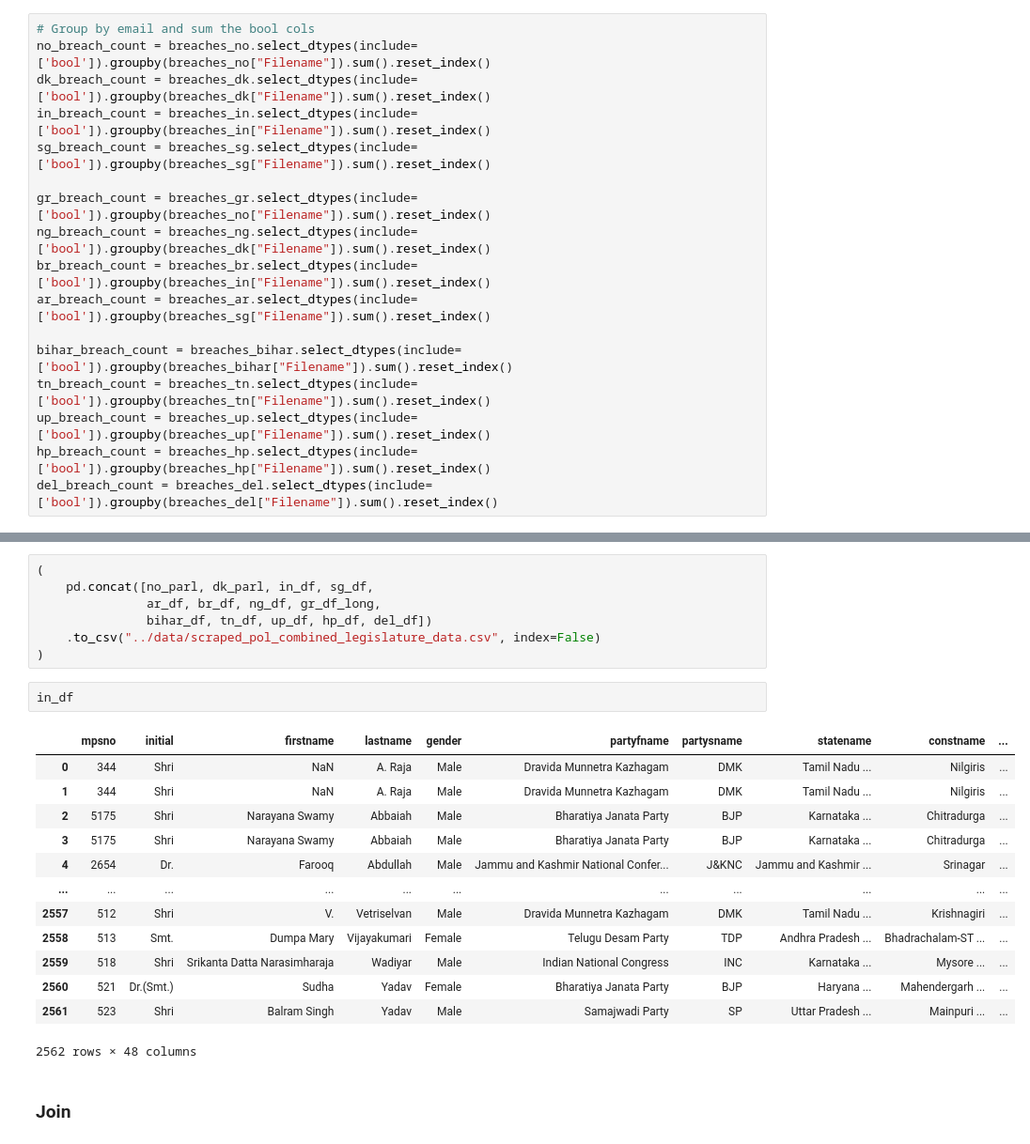
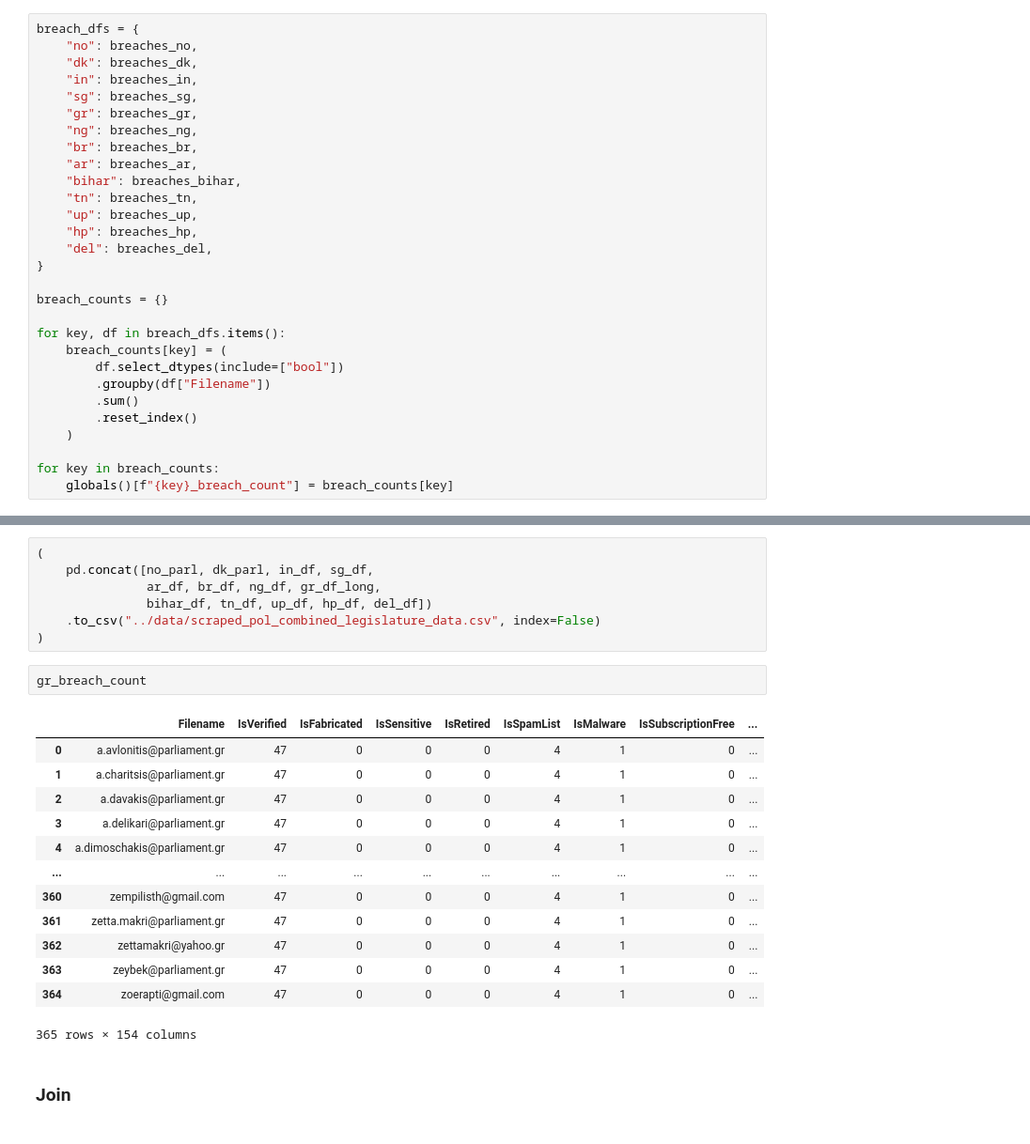
Before and after one commit to themains/pwned_pols, a Jupyter notebook: scripts/04_hibp_everypol_ind_eur_combine.ipynb, the cells around one changed output, grey strips where cells are left out. Shown at 94% size. Saved outputs shown, nothing was run; the diff lists cells and outputs as text.

```diff
--- a/scripts/04_hibp_everypol_ind_eur_combine.ipynb
+++ b/scripts/04_hibp_everypol_ind_eur_combine.ipynb
@@ -230,19 +230,31 @@ breaches_up    = long_up_hibp.merge(breaches, left_on="Breach", right_on="Name",
 breaches_hp    = long_hp_hibp.merge(breaches, left_on="Breach", right_on="Name", how="left")
 breaches_del   = long_del_hibp.merge(breaches, left_on="Breach", right_on="Name", how="left")
 # %%
-# Group by email and sum the bool cols
-no_breach_count = breaches_no.select_dtypes(include=['bool']).groupby(breaches_no["Filename"]).sum().reset_index()
-dk_breach_count = breaches_dk.select_dtypes(include=['bool']).groupby(breaches_dk["Filename"]).sum().reset_index()
-in_breach_count = breaches_in.select_dtypes(include=['bool']).groupby(breaches_in["Filename"]).sum().reset_index()
-sg_breach_count = breaches_sg.select_dtypes(include=['bool']).groupby(breaches_sg["Filename"]).sum().reset_index()
+breach_dfs = {
+    "no": breaches_no,
+    "dk": breaches_dk,
+    "in": breaches_in,
+    "sg": breaches_sg,
+    "gr": breaches_gr,
+    "ng": breaches_ng,
+    "br": breaches_br,
+    "ar": breaches_ar,
+    "bihar": breaches_bihar,
+    "tn": breaches_tn,
+    "up": breaches_up,
+    "hp": breaches_hp,
+    "del": breaches_del,
+}
 
-gr_breach_count = breaches_gr.select_dtypes(include=['bool']).groupby(breaches_no["Filename"]).sum().reset_index()
-ng_breach_count = breaches_ng.select_dtypes(include=['bool']).groupby(breaches_dk["Filename"]).sum().reset_index()
-br_breach_count = breaches_br.select_dtypes(include=['bool']).groupby(breaches_in["Filename"]).sum().reset_index()
-ar_breach_count = breaches_ar.select_dtypes(include=['bool']).groupby(breaches_sg["Filename"]).sum().reset_index()
+breach_counts = {}
 
-bihar_breach_count = breaches_bihar.select_dtypes(include=['bool']).groupby(breaches_bihar["Filename"]).sum().reset_index()
-tn_breach_count = breaches_tn.select_dtypes(include=['bool']).groupby(breaches_tn["Filename"]).sum().reset_index()
-up_breach_count = breaches_up.select_dtypes(include=['bool']).groupby(breaches_up["Filename"]).sum().reset_index()
-hp_breach_count = breaches_hp.select_dtypes(include=['bool']).groupby(breaches_hp["Filename"]).sum().reset_index()
-del_breach_count = breaches_del.select_dtypes(include=['bool']).groupby(breaches_del["Filename"]).sum().reset_index()
+for key, df in breach_dfs.items():
+    breach_counts[key] = (
+        df.select_dtypes(include=["bool"])
+        .groupby(df["Filename"])
+        .sum()
+        .reset_index()
+    )
+
+for key in breach_counts:
+    globals()[f"{key}_breach_count"] = breach_counts[key]
@@ -454,21 +399,21 @@ dk_parl.rename(columns = {"full_name": "name"}, inplace = True)
     .to_csv("../data/scraped_pol_combined_legislature_data.csv", index=False)
 )
 # %%
-in_df
+gr_breach_count
 # %% [output]
-|  | mpsno | initial | firstname | lastname | gender | partyfname | partysname | statename | constname | ... |
-| 0 | 344 | Shri | NaN | A. Raja | Male | Dravida Munnetra Kazhagam | DMK | Tamil Nadu ... | Nilgiris | ... |
-| 1 | 344 | Shri | NaN | A. Raja | Male | Dravida Munnetra Kazhagam | DMK | Tamil Nadu ... | Nilgiris | ... |
-| 2 | 5175 | Shri | Narayana Swamy | Abbaiah | Male | Bharatiya Janata Party | BJP | Karnataka ... | Chitradurga | ... |
-| 3 | 5175 | Shri | Narayana Swamy | Abbaiah | Male | Bharatiya Janata Party | BJP | Karnataka ... | Chitradurga | ... |
-| 4 | 2654 | Dr. | Farooq | Abdullah | Male | Jammu and Kashmir National Confer... | J&KNC | Jammu and Kashmir ... | Srinagar | ... |
-| ... | ... | ... | ... | ... | ... | ... | ... | ... | ... | ... |
-| 2557 | 512 | Shri | V. | Vetriselvan | Male | Dravida Munnetra Kazhagam | DMK | Tamil Nadu ... | Krishnagiri | ... |
-| 2558 | 513 | Smt. | Dumpa Mary | Vijayakumari | Female | Telugu Desam Party | TDP | Andhra Pradesh ... | Bhadrachalam-ST ... | ... |
-| 2559 | 518 | Shri | Srikanta Datta Narasimharaja | Wadiyar | Male | Indian National Congress | INC | Karnataka ... | Mysore ... | ... |
-| 2560 | 521 | Dr.(Smt.) | Sudha | Yadav | Female | Bharatiya Janata Party | BJP | Haryana ... | Mahendergarh ... | ... |
-| 2561 | 523 | Shri | Balram Singh | Yadav | Male | Samajwadi Party | SP | Uttar Pradesh ... | Mainpuri ... | ... |
+|  | Filename | IsVerified | IsFabricated | IsSensitive | IsRetired | IsSpamList | IsMalware | IsSubscriptionFree | ... |
+| 0 | a.avlonitis@parliament.gr | 47 | 0 | 0 | 0 | 4 | 1 | 0 | ... |
+| 1 | a.charitsis@parliament.gr | 47 | 0 | 0 | 0 | 4 | 1 | 0 | ... |
+| 2 | a.davakis@parliament.gr | 47 | 0 | 0 | 0 | 4 | 1 | 0 | ... |
+| 3 | a.delikari@parliament.gr | 47 | 0 | 0 | 0 | 4 | 1 | 0 | ... |
+| 4 | a.dimoschakis@parliament.gr | 47 | 0 | 0 | 0 | 4 | 1 | 0 | ... |
+| ... | ... | ... | ... | ... | ... | ... | ... | ... | ... |
+| 360 | zempilisth@gmail.com | 47 | 0 | 0 | 0 | 4 | 1 | 0 | ... |
+| 361 | zetta.makri@parliament.gr | 47 | 0 | 0 | 0 | 4 | 1 | 0 | ... |
+| 362 | zettamakri@yahoo.gr | 47 | 0 | 0 | 0 | 4 | 1 | 0 | ... |
+| 363 | zeybek@parliament.gr | 47 | 0 | 0 | 0 | 4 | 1 | 0 | ... |
+| 364 | zoerapti@gmail.com | 47 | 0 | 0 | 0 | 4 | 1 | 0 | ... |
-2562 rows × 48 columns
+365 rows × 154 columns
 # %% [markdown]
 ### Join
 # %%
```
Also changed, not shown: parts of 24 cells of this notebook, 3 other files.
